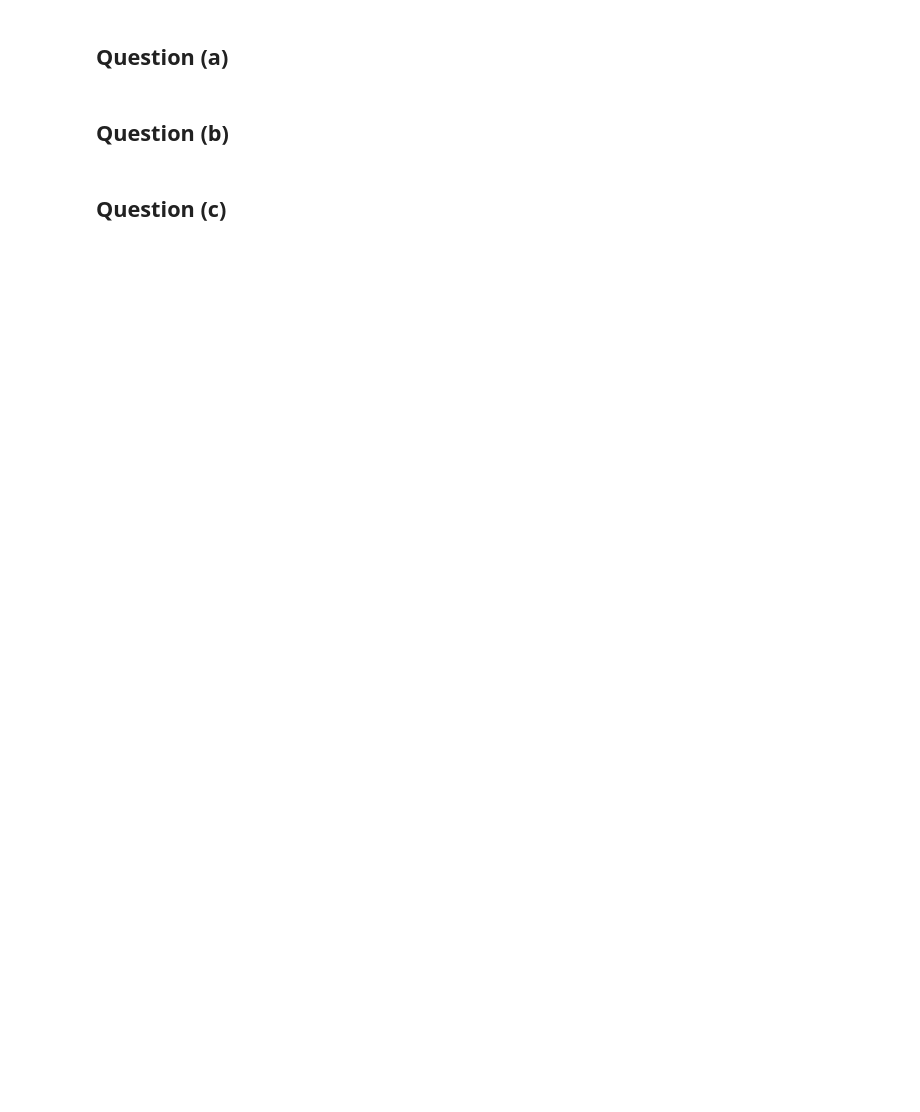
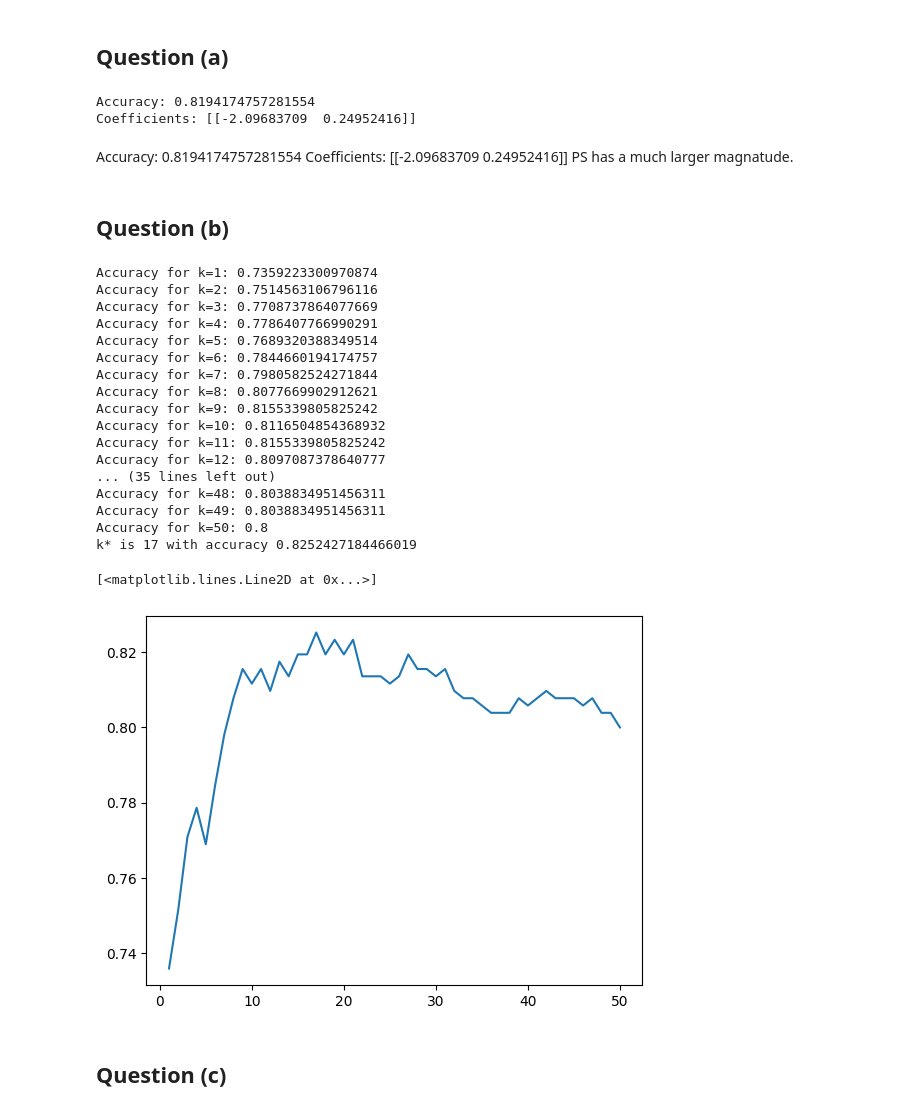
Before and after one commit to ShyEagle21/Practice, a Jupyter notebook: ML_1_hw2/Problem 1.ipynb, the cells around one changed output. Drawn from its saved outputs; the diff is of its cells as text; code cells hidden in the pictures; blank space fills up the shorter version.

```diff
--- a/ML_1_hw2/Problem 1.ipynb
+++ b/ML_1_hw2/Problem 1.ipynb
@@ -29,8 +29,8 @@ def plot_ROC_curve(model, X, y, label=""):
     auc = round(roc_auc_score(y, y_pred), 4)
     plt.plot(fpr,tpr,'o-', markersize=3, label=label+", AUC="+str(auc))
 # %%
-df_train = pd.read_csv("data/droughts_train.csv")
-df_test = pd.read_csv("data/droughts_test.csv")
+df_train = pd.read_csv("droughts_train.csv")
+df_test = pd.read_csv("droughts_test.csv")
 features = ['PS', 'TS']
 
 # Separate data into X (features) and y (target)
@@ -48,7 +48,81 @@ X_train = scaler.fit_transform(X_train)
 X_test = scaler.transform(X_test)
 # %% [markdown]
 ## Question (a)
+# %%
+def ModelMaker(X, y, feature_list=[]):
+    """all_features = ['RECTOT','PS','QV2M','T2M','T2MDEW','T2MWET','T2M_MAX','T2M_MIN','T2M_RANGE','TS,WS10M','WS10M_MAX','WS10M_MIN','WS10M_RANGE','WS50M','WS50M_MAX','WS50M_MIN','fips']
+    column_indices = [X.index(feature_name) for feature_name in feature_list]
+    feature_columns = data_np[:, column_indices]
+    PS_column = data_np[:, PS_column_index]
+    TS_column = data_np[:, TS_column_index]
+    """
+    model = LogisticRegression(penalty='l1', C=1, solver='liblinear')
+
+    model.fit(X_train, y_train)
+
+    return model
+
+model = ModelMaker(X_train, y_train)
+
+#predict the model on the test set
+
+y_pred = model.predict(X_test)
+#y_pred_proba = model.predict_proba(X_test)[:,1]
+
+# Compute accuracy
+accuracy = accuracy_score(y_test, y_pred)
+print(f"Accuracy: {accuracy}")
+#print Coefficients
+print(f"Coefficients: {model.coef_}")
+# %% [output]
+Accuracy: 0.8194174757281554
+Coefficients: [[-2.09683709  0.24952416]]
+# %% [markdown]
+Accuracy: 0.8194174757281554
+Coefficients: [[-2.09683709  0.24952416]]
+PS has a much larger magnatude.
 # %% [markdown]
 ## Question (b)
+# %%
+def KNN_Class(X_train, y_train, X_test, y_test, k):
+    classifier = KNeighborsClassifier(n_neighbors=k)
+    classifier.fit(X_train, y_train)
+
+    y_pred = classifier.predict(X_test)
+
+    accuracy = accuracy_score(y_test, y_pred)
+
+
+    return classifier, accuracy
+# %%
+accuracy_list = []
+for k in range(1, 51):
+    classifier, accuracy = KNN_Class(X_train, y_train, X_test, y_test, k)
+    accuracy_list.append(accuracy)
+    #print(f"Accuracy for k={k}: {accuracy}")
+
+print(f'k* is {accuracy_list.index(max(accuracy_list)) + 1} with accuracy {max(accuracy_list)}')
+
+plt.plot(range(1, 51), accuracy_list)
+# %% [output]
+Accuracy for k=1: 0.7359223300970874
+Accuracy for k=2: 0.7514563106796116
+Accuracy for k=3: 0.7708737864077669
+Accuracy for k=4: 0.7786407766990291
+Accuracy for k=5: 0.7689320388349514
+Accuracy for k=6: 0.7844660194174757
+Accuracy for k=7: 0.7980582524271844
+Accuracy for k=8: 0.8077669902912621
+Accuracy for k=9: 0.8155339805825242
+Accuracy for k=10: 0.8116504854368932
+Accuracy for k=11: 0.8155339805825242
+Accuracy for k=12: 0.8097087378640777
+... (35 lines left out)
+Accuracy for k=48: 0.8038834951456311
+Accuracy for k=49: 0.8038834951456311
+Accuracy for k=50: 0.8
+k* is 17 with accuracy 0.8252427184466019
+[<matplotlib.lines.Line2D at 0x...>]
+[figure, added]
 # %% [markdown]
 ## Question (c)
```
Also changed, not shown: parts of 9 cells of this notebook.
